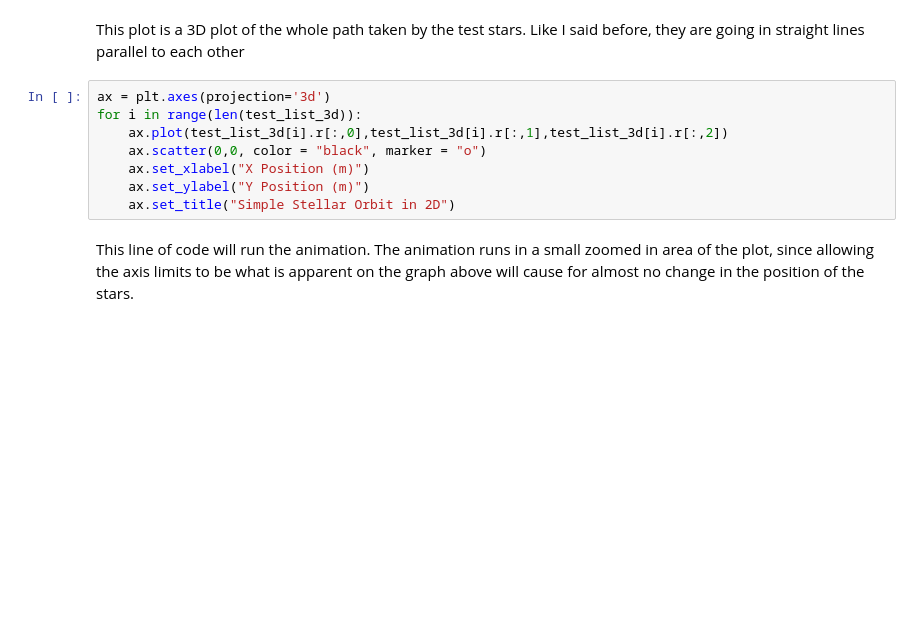
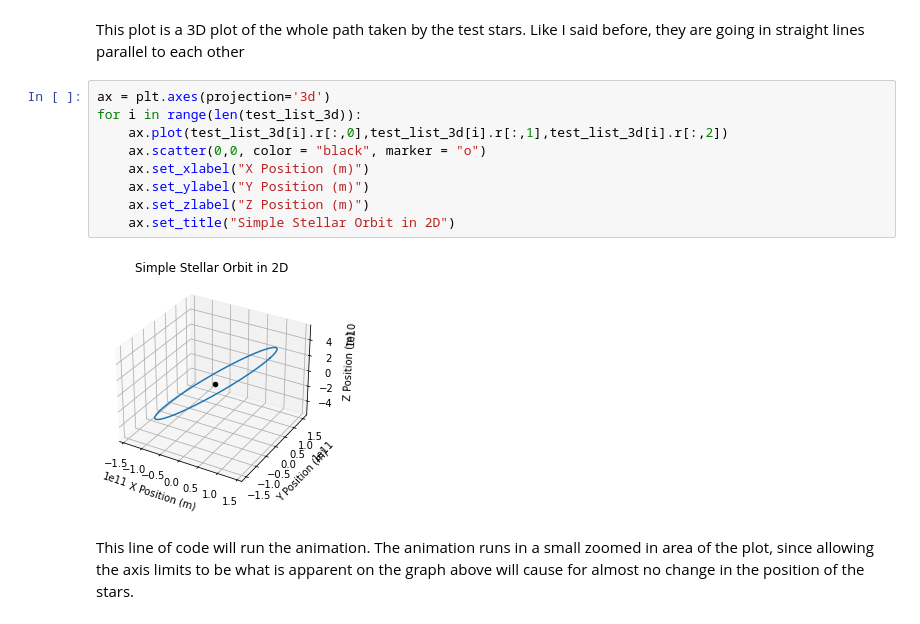
Before and after one commit to tairaeli/cmse202_honors_project, a Jupyter notebook: Writeup/writeup.ipynb, the cells around one changed output. Drawn from its saved outputs; the diff is of its cells as text; blank space fills up the shorter version.

Commit message:
Made some edits to the 2d plot function and docstring

```diff
--- a/Writeup/writeup.ipynb
+++ b/Writeup/writeup.ipynb
@@ -195,11 +213,14 @@ This plot is a 3D plot of the whole path taken by the test stars. Like I said be
 # %%
 ax = plt.axes(projection='3d')
 for i in range(len(test_list_3d)):
     ax.plot(test_list_3d[i].r[:,0],test_list_3d[i].r[:,1],test_list_3d[i].r[:,2])
     ax.scatter(0,0, color = "black", marker = "o")
     ax.set_xlabel("X Position (m)")
     ax.set_ylabel("Y Position (m)")
+    ax.set_zlabel("Z Position (m)")
     ax.set_title("Simple Stellar Orbit in 2D")
+# %% [output]
+[figure, added]
 # %% [markdown]
 This line of code will run the animation. The animation runs in a small zoomed in area of the plot, since allowing the axis limits to be what is apparent on the graph above will cause for almost no change in the position of the stars.
 # %%
```
Also changed, not shown: parts of 11 cells of this notebook, 1 other file.
